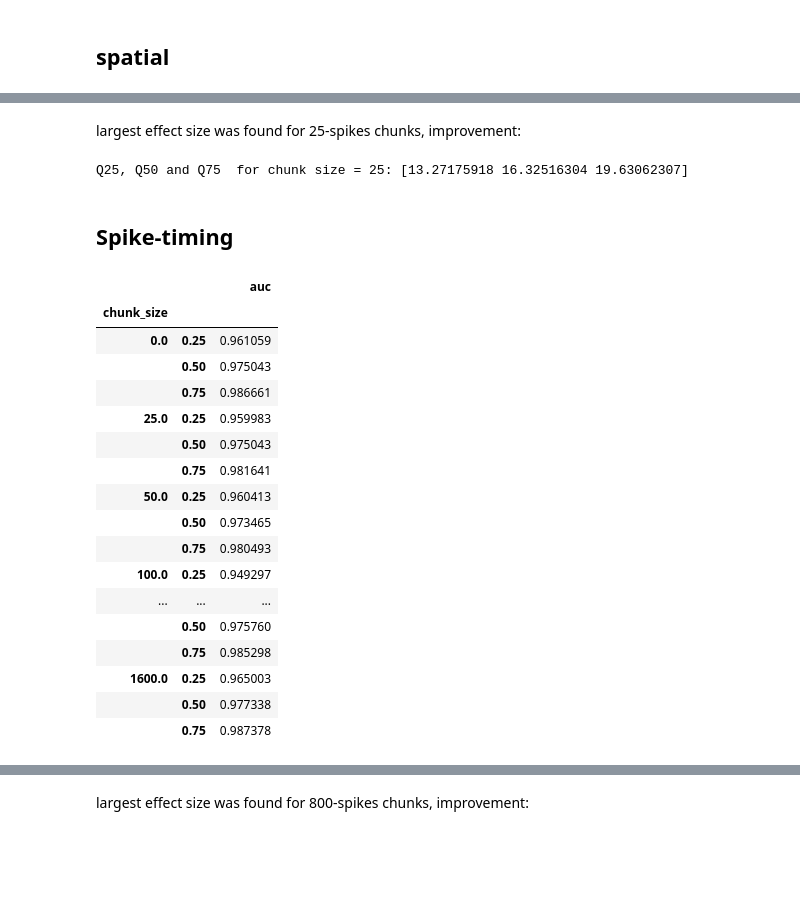
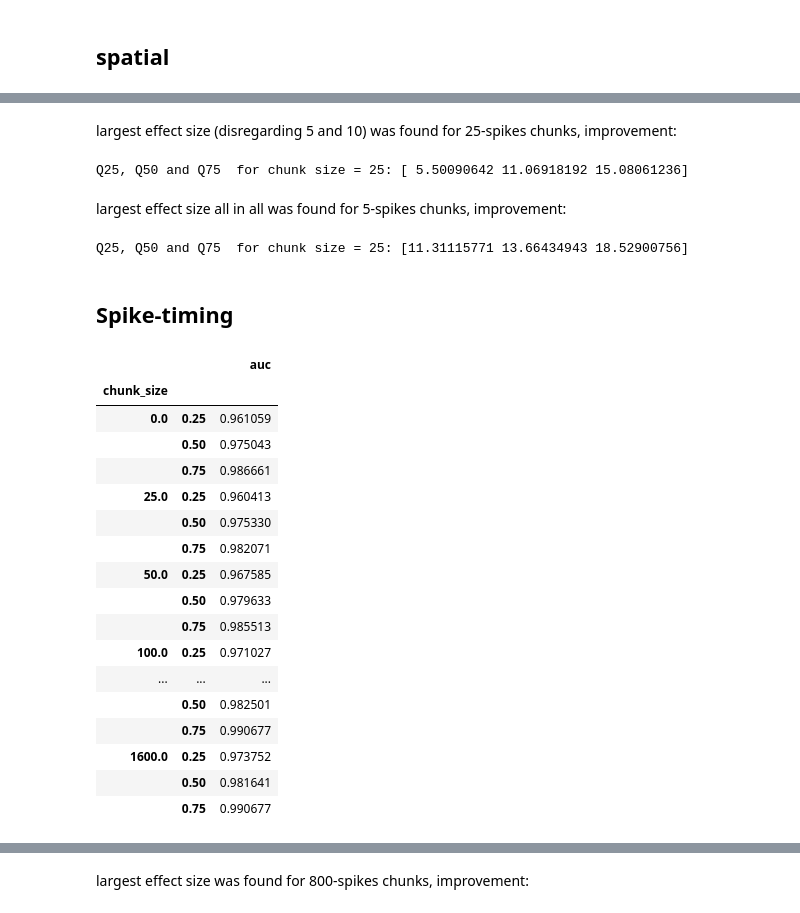
Before and after one commit to LiorSukman/Stark-Lab-Project, a Jupyter notebook: chunking_results_V0.ipynb, the cells around one changed output, grey strips where cells are left out. Drawn from its saved outputs; the diff is of its cells as text; code cells hidden in the pictures; blank space fills up the shorter version.

```diff
--- a/chunking_results.ipynb
+++ b/chunking_results_V0.ipynb
@@ -7,11 +7,13 @@ import scipy.stats as stats
 pd.options.display.max_columns = 500
 pd.options.display.max_rows = 500
 # %%
-PATH = 'ml/results_rf_110822_rich_v2.csv'
+PATH = 'ml/results_rf_290322_fix_imp.csv'
+PATH_SPAT = 'ml/results_rf_spatial_combined.csv'
 # %%
 results = pd.read_csv(PATH, index_col=0)
-
-chunk_sizes = results.chunk_size.unique()
+results = results[results.modality != 'spatial']
+results_spat = pd.read_csv(PATH_SPAT, index_col=0)
+results = results.append(results_spat)
 
 complete = results[results.restriction == 'complete']
 complete = complete.dropna(how='all', axis=1)
@@ -143,5 +162,5 @@ The effect size is: 1.096515546817094
 # %% [markdown]
-largest effect size was found for 25-spikes chunks, improvement:
+largest effect size (disregarding 5 and 10) was found for 25-spikes chunks, improvement:
 # %%
 temp = complete[complete.modality == 'spatial']
 temp_0 = temp[temp.chunk_size == 0].auc.to_numpy()
@@ -149,32 +168,46 @@ temp_25 = temp[temp.chunk_size == 25].auc.to_numpy()
 diff = 100 * (temp_25 - temp_0) / temp_0
 print(f"Q25, Q50 and Q75  for chunk size = 25: {np.quantile(diff, q=[0.25, 0.5, 0.75])}")
 # %% [output]
-Q25, Q50 and Q75  for chunk size = 25: [13.27175918 16.32516304 19.63062307]
+Q25, Q50 and Q75  for chunk size = 25: [ 5.50090642 11.06918192 15.08061236]
+# %% [markdown]
+largest effect size all in all was found for 5-spikes chunks, improvement:
+# %%
+temp = complete[complete.modality == 'spatial']
+temp_0 = temp[temp.chunk_size == 0].auc.to_numpy()
+temp_5 = temp[temp.chunk_size == 5].auc.to_numpy()
+diff = 100 * (temp_5 - temp_0) / temp_0
+print(f"Q25, Q50 and Q75  for chunk size = 5: {np.quantile(diff, q=[0.25, 0.5, 0.75])}")
+# %% [output]
+Q25, Q50 and Q75  for chunk size = 25: [11.31115771 13.66434943 18.52900756]
 # %% [markdown]
 ## Spike-timing
 # %%
 temp_res = complete[complete.modality == 'temporal']
+
+chunk_sizes = temp_res.chunk_size.unique()
+chunk_sizes.sort()
+
 grouped_temp = temp_res.groupby(by=['chunk_size'])
 grouped_temp[['auc']].quantile(q=[0.25, 0.5, 0.75])
 # %% [output]
 |  |  | auc |
 | chunk_size |  |  |
 | 0.0 | 0.25 | 0.961059 |
 |  | 0.50 | 0.975043 |
 |  | 0.75 | 0.986661 |
-| 25.0 | 0.25 | 0.959983 |
-|  | 0.50 | 0.975043 |
-|  | 0.75 | 0.981641 |
-| 50.0 | 0.25 | 0.960413 |
-|  | 0.50 | 0.973465 |
-|  | 0.75 | 0.980493 |
-| 100.0 | 0.25 | 0.949297 |
+| 25.0 | 0.25 | 0.960413 |
+|  | 0.50 | 0.975330 |
+|  | 0.75 | 0.982071 |
+| 50.0 | 0.25 | 0.967585 |
+|  | 0.50 | 0.979633 |
+|  | 0.75 | 0.985513 |
+| 100.0 | 0.25 | 0.971027 |
 | ... | ... | ... |
-|  | 0.50 | 0.975760 |
-|  | 0.75 | 0.985298 |
-| 1600.0 | 0.25 | 0.965003 |
-|  | 0.50 | 0.977338 |
-|  | 0.75 | 0.987378 |
+|  | 0.50 | 0.982501 |
+|  | 0.75 | 0.990677 |
+| 1600.0 | 0.25 | 0.973752 |
+|  | 0.50 | 0.981641 |
+|  | 0.75 | 0.990677 |
 # %%
 temp_aucs = [temp_res.auc[temp_res.chunk_size == cs] for cs in chunk_sizes]
 temp_aucs_0 = temp_aucs[0]
```
Also changed, not shown: parts of 10 cells of this notebook, 11 other files.
